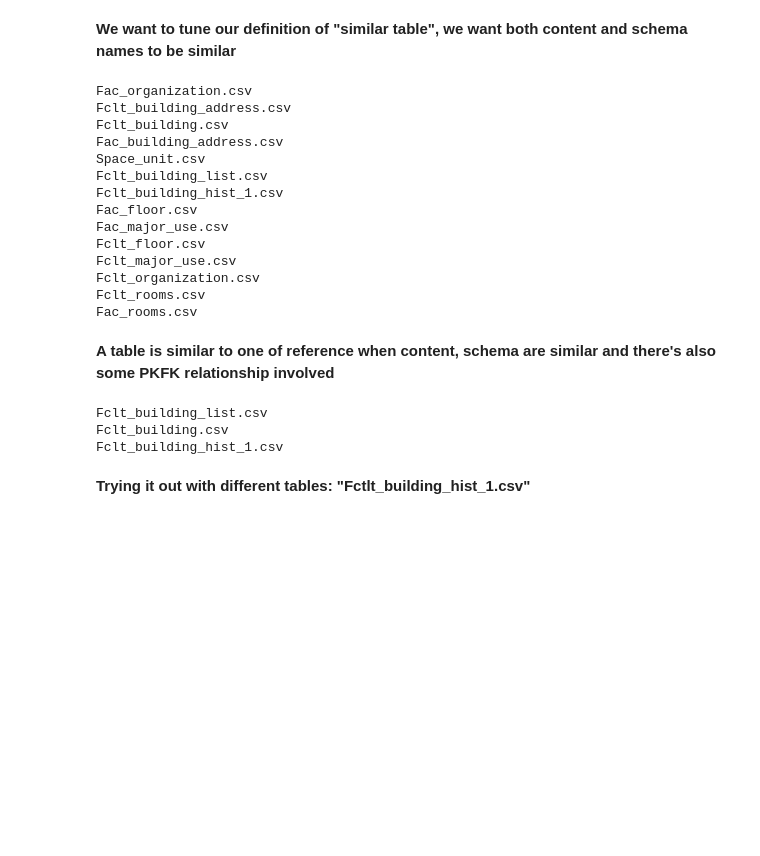
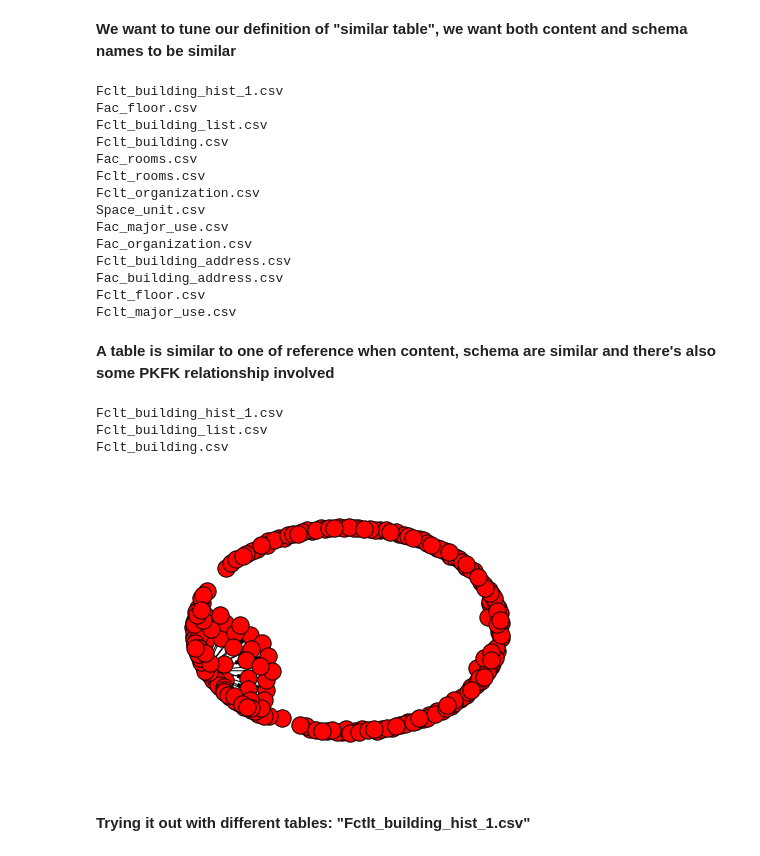
Before and after one commit to mitdbg/aurum-datadiscovery, a Jupyter notebook: MIT_DWH_v3.ipynb, the cells around one changed output. Cells and saved outputs as stored; diff of their text form; code cells hidden in the pictures; blank space fills up the shorter version.

```diff
--- a/MIT_DWH_v3.ipynb
+++ b/MIT_DWH_v3.ipynb
@@ -1,7 +1,7 @@
 # %%
 from main import init_system
 from api.apiutils import Relation
-api = init_system("/Users/ra-mit/development/discovery_proto/test/mitdwh.pickle")
+api, reporting = init_system("/Users/ra-mit/development/discovery_proto/test/mitdwh.pickle")
 # %% [output]
 Loading: */Users/ra-mit/development/discovery_proto/test/mitdwh.pickle*
 ### Help Menu
@@ -101,20 +103,20 @@ similar_tables = api.intersection(content_similar, schema_similar)
 # %%
 similar_tables.print_tables()
 # %% [output]
+Fclt_building_hist_1.csv
+Fac_floor.csv
+Fclt_building_list.csv
+Fclt_building.csv
+Fac_rooms.csv
+Fclt_rooms.csv
+Fclt_organization.csv
+Space_unit.csv
+Fac_major_use.csv
 Fac_organization.csv
 Fclt_building_address.csv
-Fclt_building.csv
 Fac_building_address.csv
-Space_unit.csv
-Fclt_building_list.csv
-Fclt_building_hist_1.csv
-Fac_floor.csv
-Fac_major_use.csv
 Fclt_floor.csv
 Fclt_major_use.csv
-Fclt_organization.csv
-Fclt_rooms.csv
-Fac_rooms.csv
 # %% [markdown]
 **A table is similar to one of reference when content, schema are similar and there's also some PKFK relationship involved**
 # %%
@@ -128,9 +130,13 @@ similar_tables = api.intersection(inters1, pkfk_similar)
 # %%
 similar_tables.print_tables()
 # %% [output]
+Fclt_building_hist_1.csv
 Fclt_building_list.csv
 Fclt_building.csv
-Fclt_building_hist_1.csv
+# %%
+similar_tables.visualize_provenance()
+# %% [output]
+[figure, added]
 # %% [markdown]
 **Trying it out with different tables: "Fctlt_building_hist_1.csv"**
 # %%
```
Also changed, not shown: parts of 15 cells of this notebook, 1 other file.
